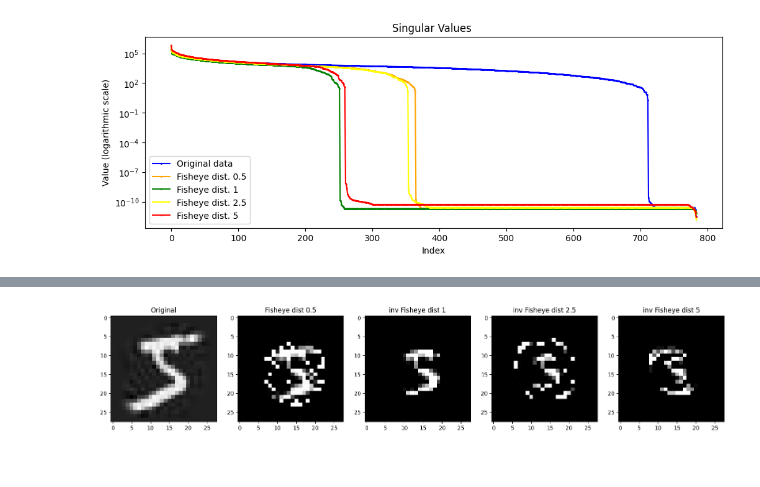
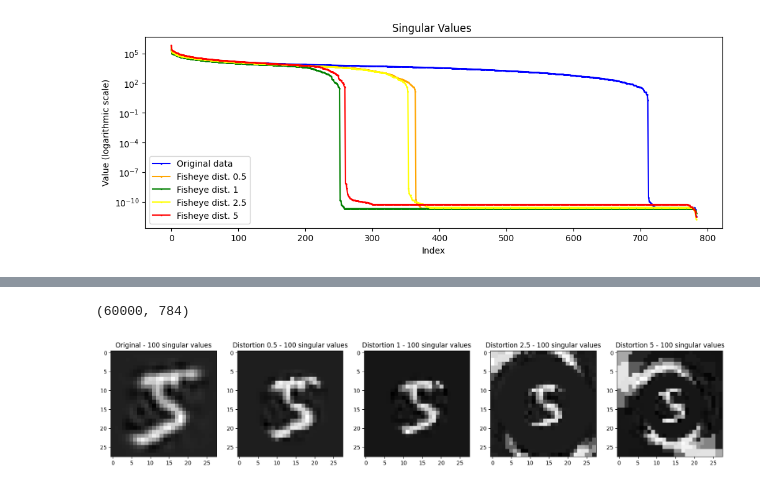
Before and after one commit to jlpercy/DimensionReductionMNIST, a Jupyter notebook: fisheye_transform.ipynb, the cells around one changed output, grey strips where cells are left out. Cells and saved outputs as stored; diff of their text form; code cells hidden in the pictures.

Commit message:
fix up modified distortion transform

```diff
--- a/fisheye_transform.ipynb
+++ b/fisheye_transform.ipynb
@@ -137,42 +136,46 @@ def reconstruct(data, k_values, distortion=0):
     k_reduced = np.dot(U_k, np.dot(E_k, V_k)).reshape(data.shape[0], 28, 28)
 
     if distortion != 0:
-        k_reduced = perform_fisheye_transform(k_reduced, -distortion, True)
+        k_reduced = perform_fisheye_transform(k_reduced, -distortion, False)
     return k_reduced
+# %%
+print(U_fish_0_5.shape)
+# %% [output]
+(60000, 784)
+# %%
+k_reduced_0_5 = np.dot(U_fish_0_5[:, :100], np.dot(np.diag(E_fish_0_5[:100]), V_t_fish_0_5[:100, :])).reshape(fisheye_0_5.shape[0], 28, 28)
+k_reduced_1 = np.dot(U_fish_1[:, :100], np.dot(np.diag(E_fish_1[:100]), V_t_fish_1[:100, :])).reshape(fisheye_1.shape[0], 28, 28)
+k_reduced_2_5 = np.dot(U_fish_2_5[:, :100], np.dot(np.diag(E_fish_2_5[:100]), V_t_fish_2_5[:100, :])).reshape(fisheye_2_5.shape[0], 28, 28)
+k_reduced_5 = np.dot(U_fish_5[:, :100], np.dot(np.diag(E_fish_5[:100]), V_t_fish_5[:100, :])).reshape(fisheye_5.shape[0], 28, 28)
 # %%
 # Reconstruct
 def reconstruct_plot(k):
     original_rec = reconstruct(images, k_values=k, distortion=0)
-    fish_05_rec = reconstruct(images, k_values=k, distortion=0.5)
-    fish_1_rec = reconstruct(images, k_values=k, distortion=1)
-    fish_2_5_rec = reconstruct(images, k_values=k, distortion=2.5)
-    fish_5_rec = reconstruct(images, k_values=k, distortion=5)
-
     fig = plt.figure(figsize=(20, 10))
 
     plt.subplot(1, 5, 1)
     plt.imshow(original_rec[0], cmap='gray')
-    plt.title('Original')
+    plt.title('Original - {k} singular values'.format(k=k))
 
     plt.subplot(1, 5, 2)
-    plt.imshow(fish_05_rec[0], cmap='gray')
-    plt.title('Fisheye dist 0.5')
+    plt.imshow(k_reduced_0_5[0], cmap='gray')
+    plt.title('Distortion 0.5 - {k} singular values'.format(k=k))
 
     plt.subplot(1, 5, 3)
-    plt.imshow(fish_1_rec[0], cmap='gray')
-    plt.title('inv Fisheye dist 1')
+    plt.imshow(k_reduced_1[0], cmap='gray')
+    plt.title('Distortion 1 - {k} singular values'.format(k=k))
 
     plt.subplot(1, 5, 4)
-    plt.imshow(fish_2_5_rec[0], cmap='gray')
-    plt.title('inv Fisheye dist 2.5')
+    plt.imshow(k_reduced_2_5[0], cmap='gray')
+    plt.title('Distortion 2.5 - {k} singular values'.format(k=k))
 
     plt.subplot(1, 5, 5)
-    plt.imshow(fish_5_rec[0], cmap='gray')
-    plt.title('inv Fisheye dist 5')
+    plt.imshow(k_reduced_5[0], cmap='gray')
+    plt.title('Distortion 5 - {k} singular values'.format(k=k))
 # %%
-reconstruct_plot(250)
+reconstruct_plot(100)
 # %% [output]
-[figure, old version]
+[figure, new version]
 # %%
 # Initialize empty arrays for each digit class
 zeros_images = []
```
Also changed, not shown: parts of 5 cells of this notebook.
